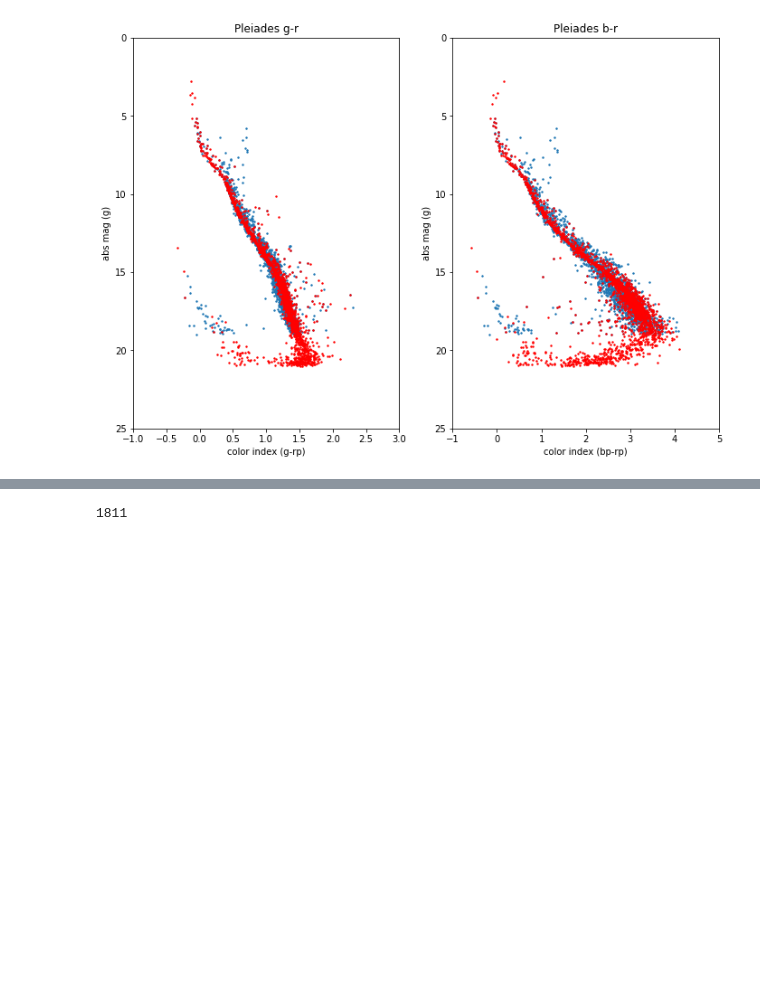
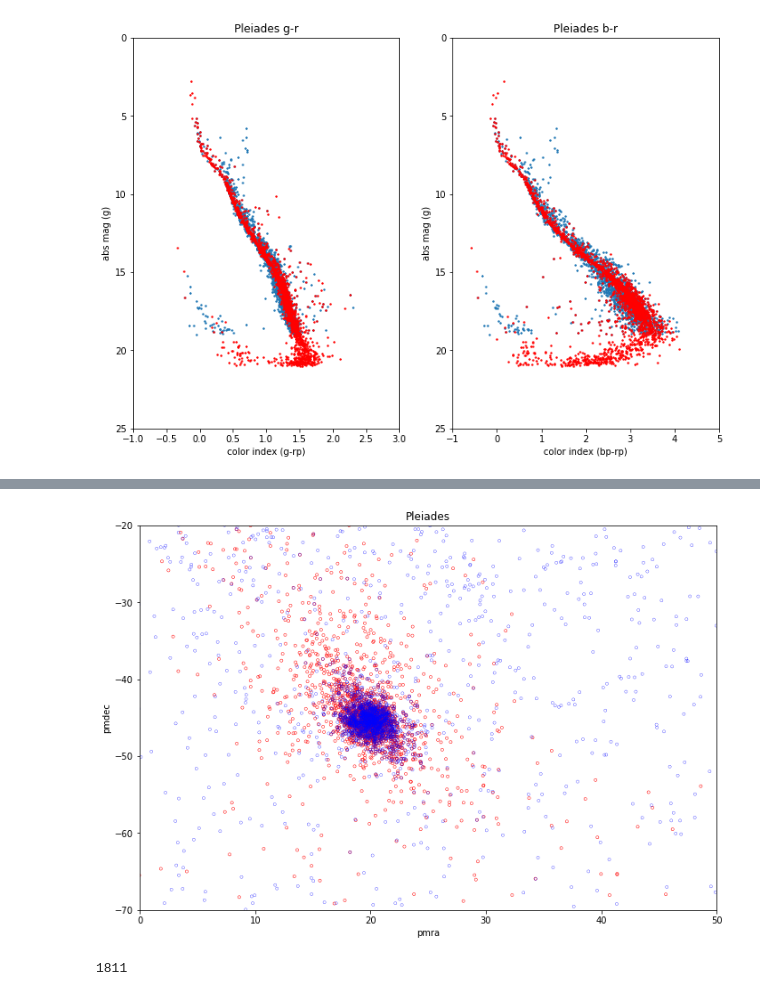
Before and after one commit to lauramv1832/Gaia, a Jupyter notebook: PleiadesML13.ipynb, the cells around one changed output, grey strips where cells are left out. Saved outputs shown, nothing was run; the diff lists cells and outputs as text; code cells hidden in the pictures; blank space fills up the shorter version.

```diff
--- a/PleiadesML13.ipynb
+++ b/PleiadesML13.ipynb
@@ -343,3 +433,20 @@ plt.show()
+# %%
+fig = plt.figure()
+
+ax = fig.add_subplot(111)
+ax.scatter(asu['pmRACP'], asu['pmDECP'], s=10, marker='o', facecolors='none', edgecolors='r', linewidths=0.5)
+ax.scatter(pleiades['pmra'], pleiades['pmdec'], s=10, marker='o', facecolors='none', edgecolors='b', linewidths=0.3)
+ax.set_facecolor('none')
+ax.set_xlim(0, 50)
+ax.set_ylim(-70, -20)
+ax.set_title('Pleiades')
+ax.set_xlabel("pmra")
+ax.set_ylabel("pmdec")
+
+plt.subplots_adjust(0.2, 0.2, 1.7, 1.7)
+plt.show()
+# %% [output]
+[figure, added]
 # %%
 # Stars total in ASU between 19 and 5 gmag
 count = 0
```
Also changed, not shown: parts of 3 cells of this notebook, 8 other files.
